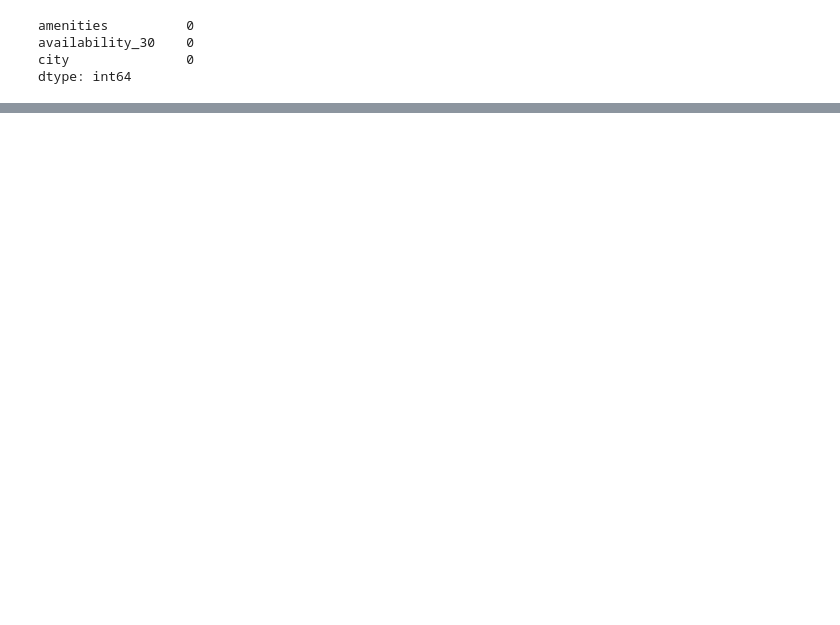
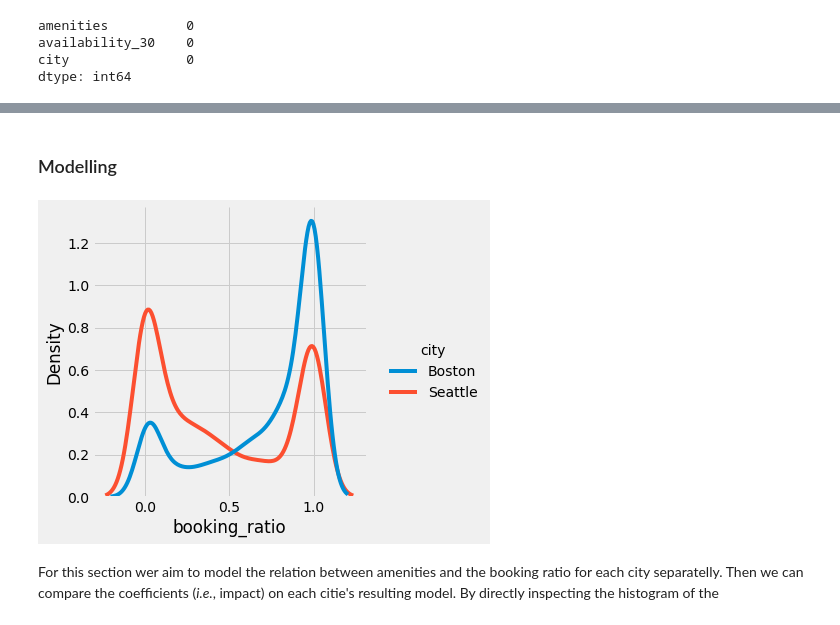
Before and after one commit to emiliozamorano15/dsblog_airbnb, a Jupyter notebook: notebooks/02-eza-listings analysis.ipynb, the cells around one changed output, grey strips where cells are left out. Cells and saved outputs as stored; diff of their text form; code cells hidden in the pictures; blank space fills up the shorter version.

```diff
--- a/notebooks/02-eza-listings analysis.ipynb
+++ b/notebooks/02-eza-listings analysis.ipynb
@@ -77,0 +139,8 @@ listings['amenities'].str.split(',', expand=True)
+# %% [markdown]
+### Modelling
+# %%
+sns.displot(data = df_dummies, x = 'booking_ratio', hue = 'city', kind = 'kde');
+# %% [output]
+[figure, added]
+# %% [markdown]
+For this section wer aim to model the relation between amenities and the booking ratio for each city separatelly. Then we can compare the coefficients (*i.e.*, impact) on each citie's resulting model. By directly inspecting the histogram of the
```
Also changed, not shown: parts of 18 cells of this notebook.
